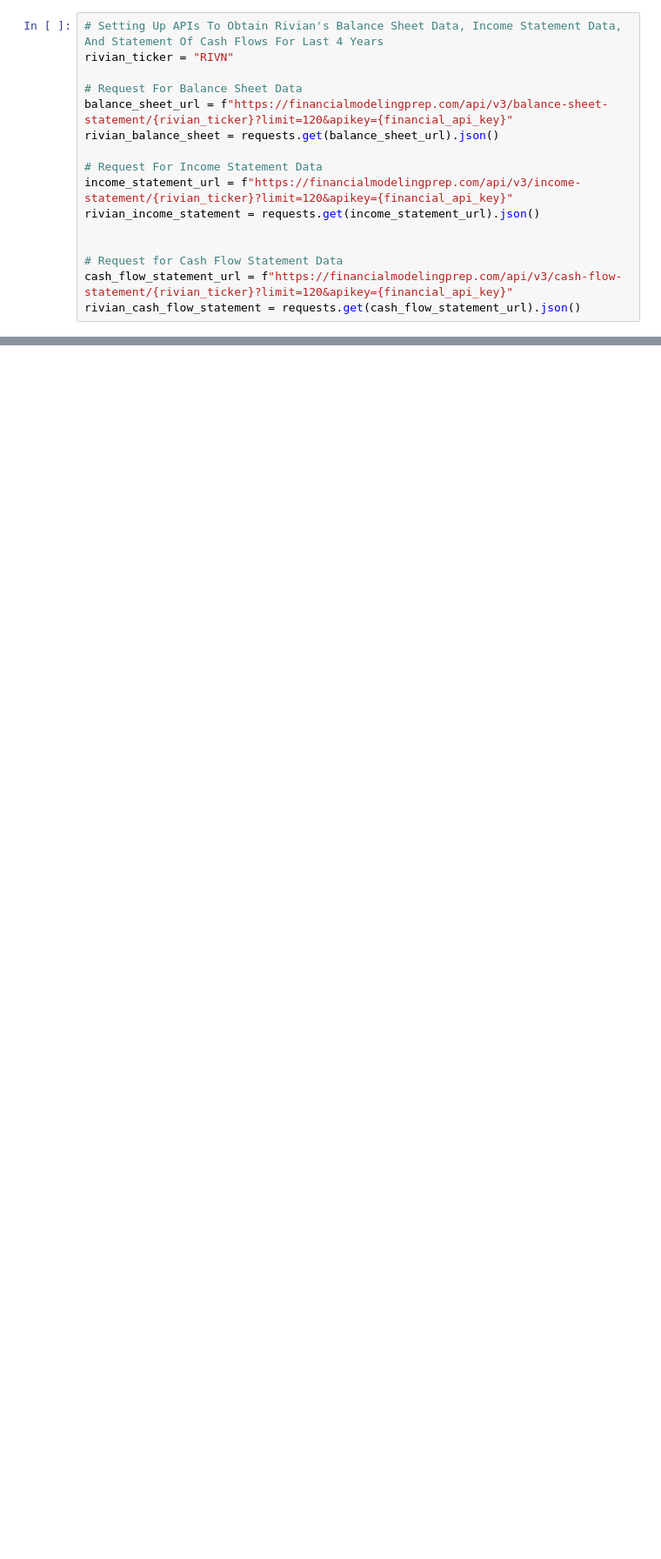
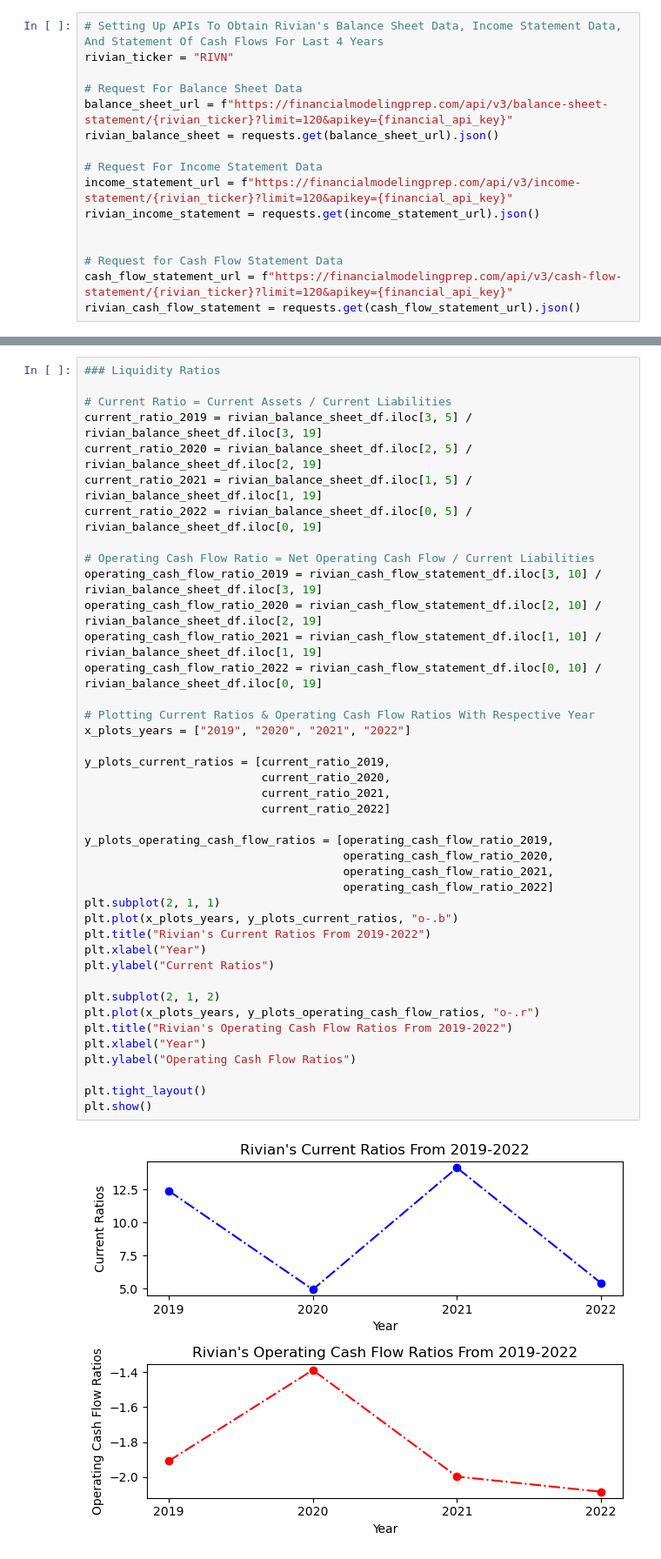
Before and after one commit to Khoi-Duong/Rivian-Inc.-Financials, a Jupyter notebook: Rivian_Financials_FinalCode/Rivian Financial Data.ipynb, the cells around one changed output, grey strips where cells are left out. Shown at 87% size. Cells and saved outputs as stored; diff of their text form; blank space fills up the shorter version.

```diff
--- a/Rivian_Financials_FinalCode/Rivian Financial Data.ipynb
+++ b/Rivian_Financials_FinalCode/Rivian Financial Data.ipynb
@@ -314,0 +205,43 @@ price_earnings_ratio_2022 = share_price_end_2022 / earnings_per_share_ratio_2022
+# %%
+### Liquidity Ratios
+
+# Current Ratio = Current Assets / Current Liabilities
+current_ratio_2019 = rivian_balance_sheet_df.iloc[3, 5] / rivian_balance_sheet_df.iloc[3, 19]
+current_ratio_2020 = rivian_balance_sheet_df.iloc[2, 5] / rivian_balance_sheet_df.iloc[2, 19]
+current_ratio_2021 = rivian_balance_sheet_df.iloc[1, 5] / rivian_balance_sheet_df.iloc[1, 19]
+current_ratio_2022 = rivian_balance_sheet_df.iloc[0, 5] / rivian_balance_sheet_df.iloc[0, 19]
+
+# Operating Cash Flow Ratio = Net Operating Cash Flow / Current Liabilities
+operating_cash_flow_ratio_2019 = rivian_cash_flow_statement_df.iloc[3, 10] / rivian_balance_sheet_df.iloc[3, 19]
+operating_cash_flow_ratio_2020 = rivian_cash_flow_statement_df.iloc[2, 10] / rivian_balance_sheet_df.iloc[2, 19]
+operating_cash_flow_ratio_2021 = rivian_cash_flow_statement_df.iloc[1, 10] / rivian_balance_sheet_df.iloc[1, 19]
+operating_cash_flow_ratio_2022 = rivian_cash_flow_statement_df.iloc[0, 10] / rivian_balance_sheet_df.iloc[0, 19]
+
+# Plotting Current Ratios & Operating Cash Flow Ratios With Respective Year
+x_plots_years = ["2019", "2020", "2021", "2022"]
+
+y_plots_current_ratios = [current_ratio_2019,
+                          current_ratio_2020,
+                          current_ratio_2021,
+                          current_ratio_2022]
+
+y_plots_operating_cash_flow_ratios = [operating_cash_flow_ratio_2019,
+                                      operating_cash_flow_ratio_2020,
+                                      operating_cash_flow_ratio_2021,
+                                      operating_cash_flow_ratio_2022]
+plt.subplot(2, 1, 1)
+plt.plot(x_plots_years, y_plots_current_ratios, "o-.b")
+plt.title("Rivian's Current Ratios From 2019-2022")
+plt.xlabel("Year")
+plt.ylabel("Current Ratios")
+
+plt.subplot(2, 1, 2)
+plt.plot(x_plots_years, y_plots_operating_cash_flow_ratios, "o-.r")
+plt.title("Rivian's Operating Cash Flow Ratios From 2019-2022")
+plt.xlabel("Year")
+plt.ylabel("Operating Cash Flow Ratios")
+
+plt.tight_layout()
+plt.show()
+# %% [output]
+[figure, added]
```
Also changed, not shown: parts of 9 cells of this notebook.
